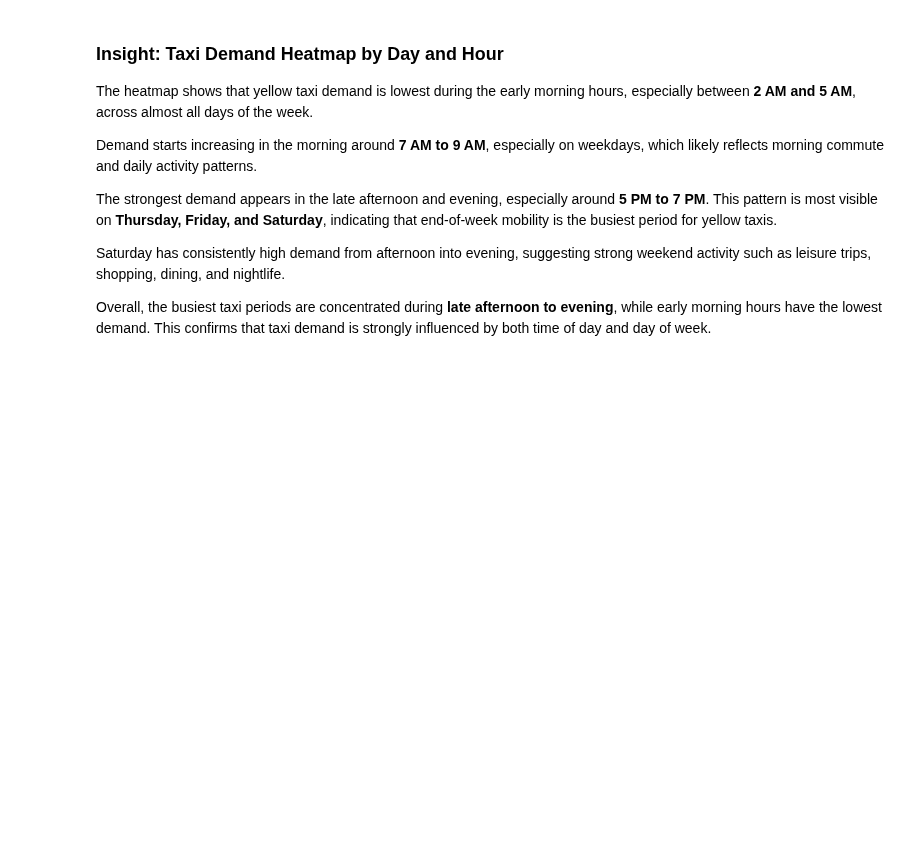
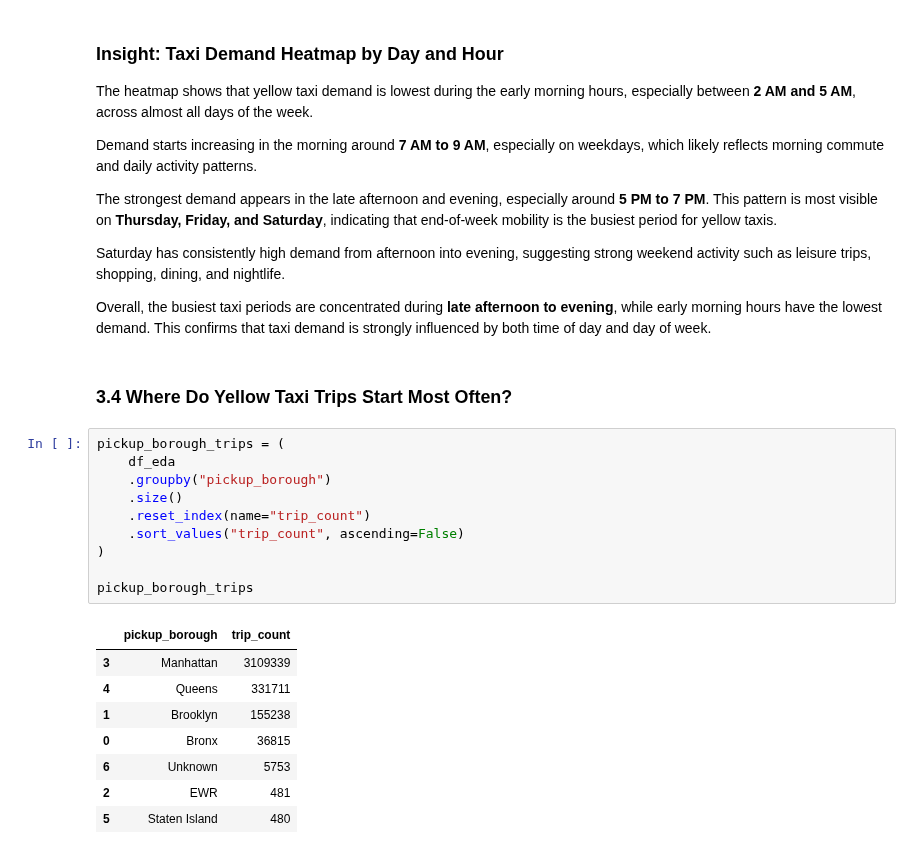
Before and after one commit to fathirrizkifadillah/NYC-Yellow-Taxi-Trip-Analysis, a Jupyter notebook: main.ipynb, the cells around one changed output. Cells and saved outputs as stored; diff of their text form; blank space fills up the shorter version.

```diff
--- a/main.ipynb
+++ b/main.ipynb
@@ -745,3 +745,24 @@ The strongest demand appears in the late afternoon and evening, especially aroun
 Saturday has consistently high demand from afternoon into evening, suggesting strong weekend activity such as leisure trips, shopping, dining, and nightlife.
 
 Overall, the busiest taxi periods are concentrated during **late afternoon to evening**, while early morning hours have the lowest demand. This confirms that taxi demand is strongly influenced by both time of day and day of week.
+# %% [markdown]
+### 3.4 Where Do Yellow Taxi Trips Start Most Often?
+# %%
+pickup_borough_trips = (
+    df_eda
+    .groupby("pickup_borough")
+    .size()
+    .reset_index(name="trip_count")
+    .sort_values("trip_count", ascending=False)
+)
+
+pickup_borough_trips
+# %% [output]
+|  | pickup_borough | trip_count |
+| 3 | Manhattan | 3109339 |
+| 4 | Queens | 331711 |
+| 1 | Brooklyn | 155238 |
+| 0 | Bronx | 36815 |
+| 6 | Unknown | 5753 |
+| 2 | EWR | 481 |
+| 5 | Staten Island | 480 |
```
Also changed, not shown: parts of 5 cells of this notebook, 2 other files.
